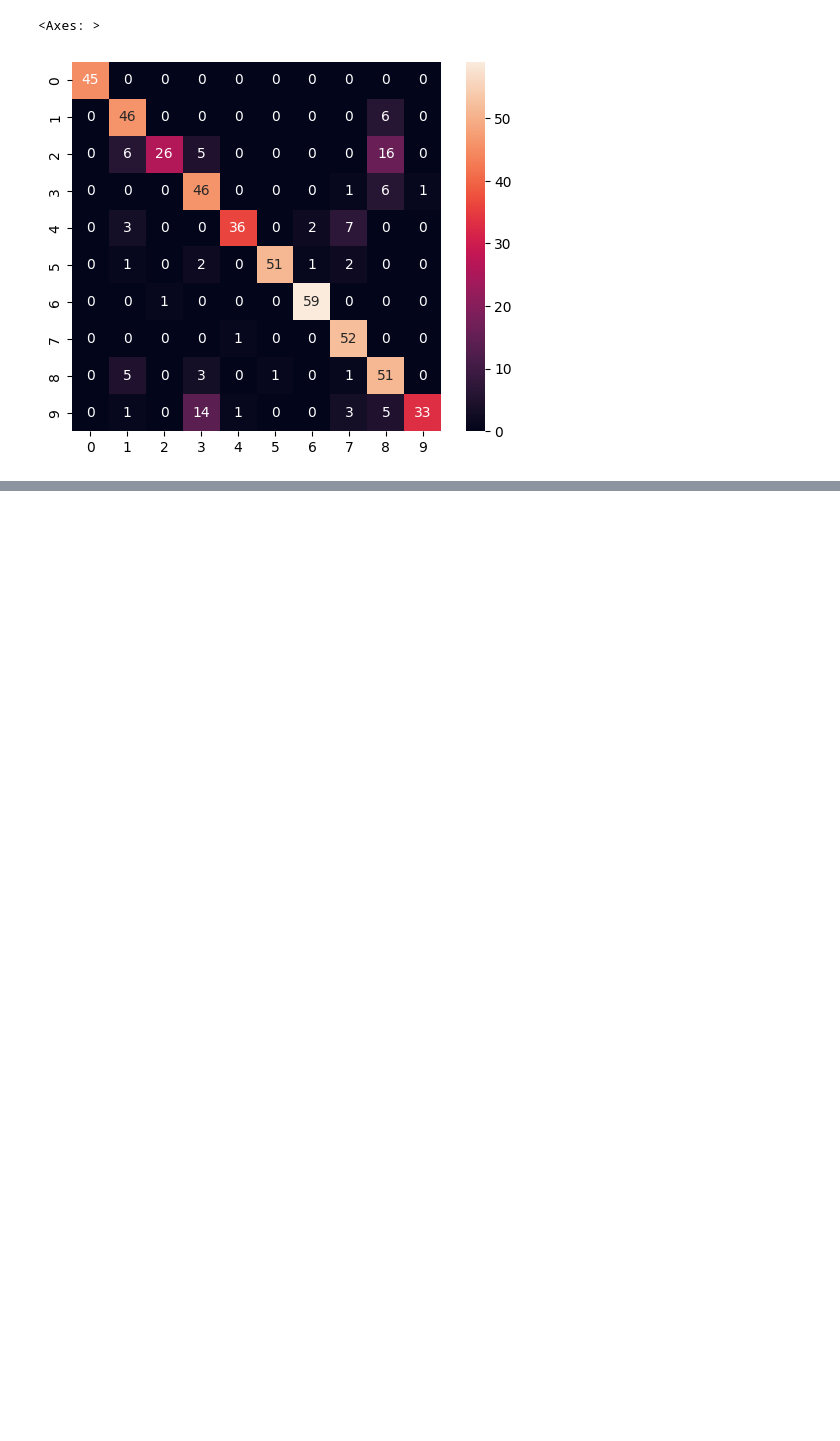
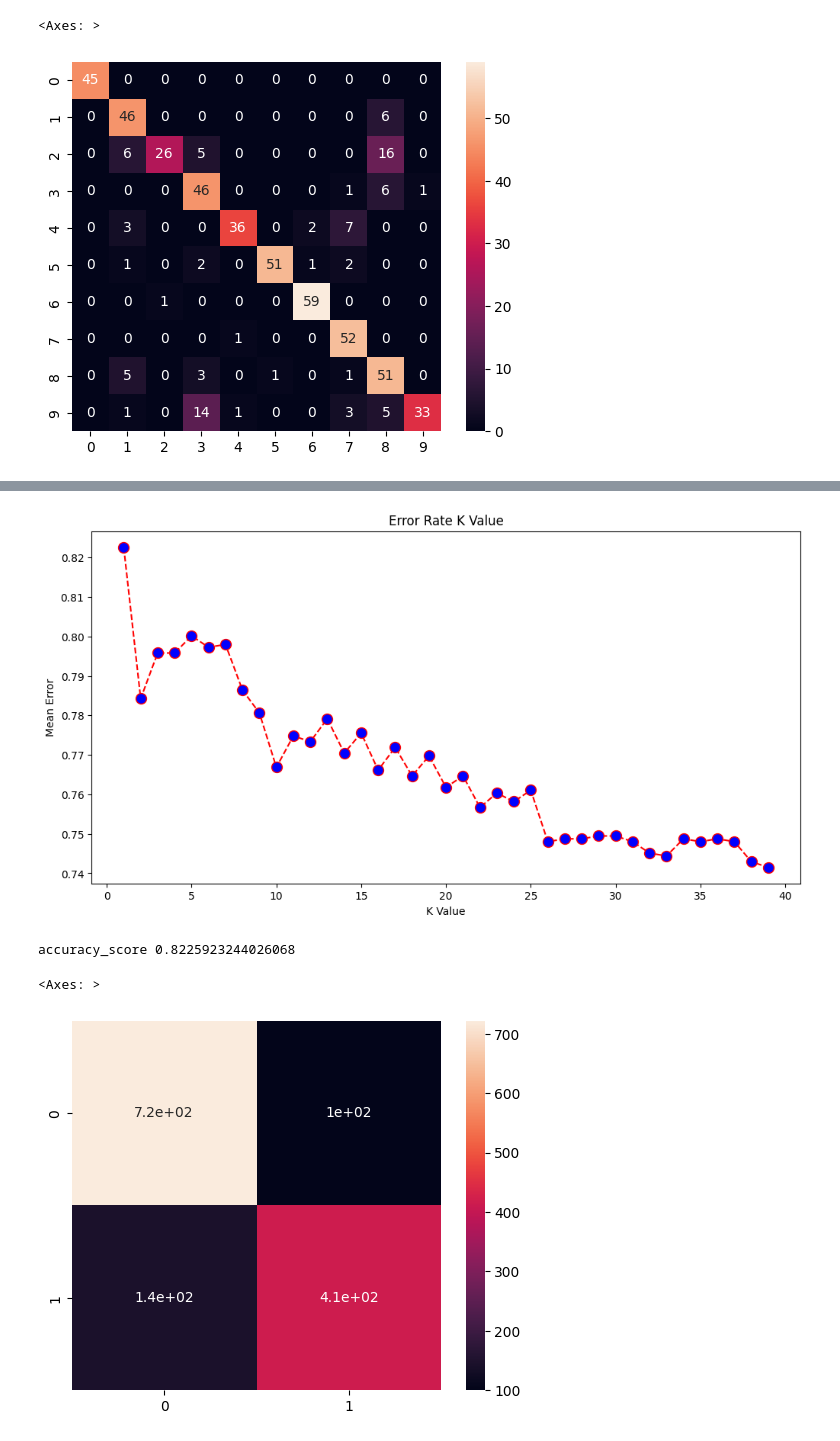
Before and after one commit to JoakoIA/Universidad, a Jupyter notebook: Python/Estadistica Multivariada/clasificacion.ipynb, the cells around one changed output, grey strips where cells are left out. Cells and saved outputs as stored; diff of their text form; code cells hidden in the pictures; blank space fills up the shorter version.

```diff
--- a/Python/Estadistica Multivariada/clasificacion.ipynb
+++ b/Python/Estadistica Multivariada/clasificacion.ipynb
@@ -188,0 +236,29 @@ weighted avg       0.86      0.82      0.82       540
+# %%
+accuracy = []
+for i in range(1, 40):
+    knn = KNeighborsClassifier(n_neighbors=i)
+    knn.fit(x_train, y_train)
+    y_pred = knn.predict(x_test)
+    accuracy.append(accuracy_score(y_test, y_pred))
+plt.figure(figsize=(12, 6))
+plt.plot(range(1, 40), accuracy, color='red', linestyle='dashed', marker='o',
+         markerfacecolor='blue', markersize=10)
+plt.title('Error Rate K Value')
+plt.xlabel('K Value')
+plt.ylabel('Mean Error')
+plt.show()
+
+knn = KNeighborsClassifier(n_neighbors=1)
+knn.fit(x_train, y_train)
+y_pred = knn.predict(x_test)
+
+print("accuracy_score", accuracy_score(y_test, y_pred))
+
+#graficar confusion matrix
+matcon = confusion_matrix(y_test, y_pred)
+sns.heatmap(matcon, square=True, annot=True)
+# %% [output]
+[figure, added]
+accuracy_score 0.8225923244026068
+<Axes: >
+[figure, added]
```
Also changed, not shown: parts of 31 cells of this notebook, 1 other file.
